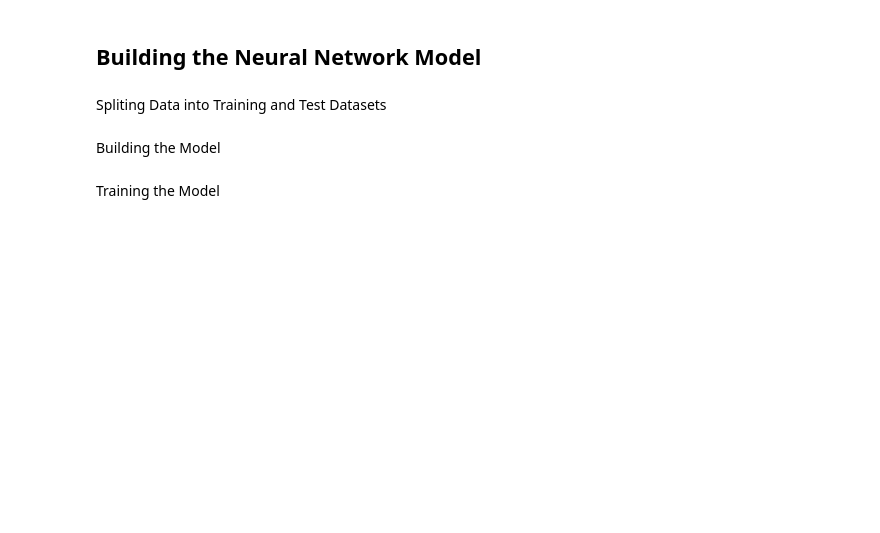
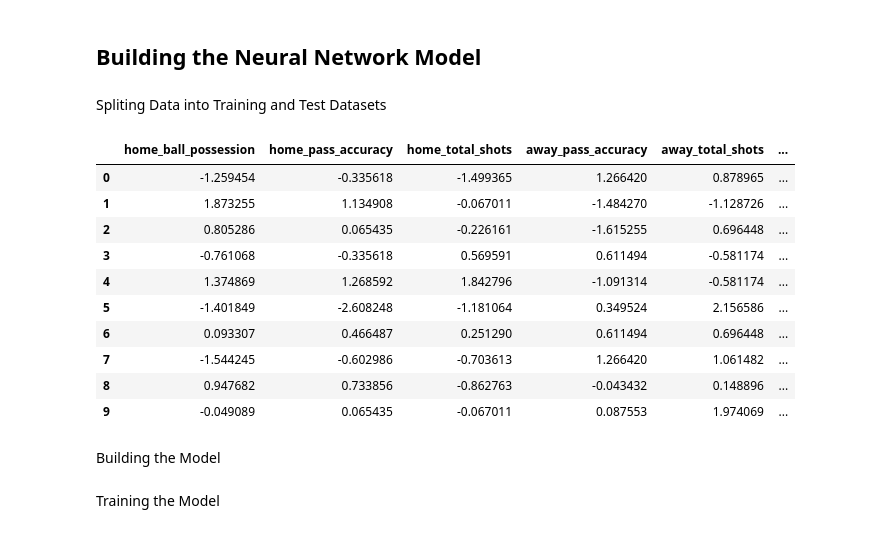
Before and after one commit to rsandu1/MatchOutcomePredictor, a Jupyter notebook: match_predictor.ipynb, the cells around one changed output. Cells and saved outputs as stored; diff of their text form; code cells hidden in the pictures; blank space fills up the shorter version.

```diff
--- a/match_predictor.ipynb
+++ b/match_predictor.ipynb
@@ -148,6 +152,19 @@ Spliting Data into Training and Test Datasets
 # %%
 X = df[numerical_cols]
 X_train, X_test, y_train, y_test = train_test_split(X, y, test_size=0.2, shuffle=False)
+X.head(10)
+# %% [output]
+|  | home_ball_possession | home_pass_accuracy | home_total_shots | away_pass_accuracy | away_total_shots | ... |
+| 0 | -1.259454 | -0.335618 | -1.499365 | 1.266420 | 0.878965 | ... |
+| 1 | 1.873255 | 1.134908 | -0.067011 | -1.484270 | -1.128726 | ... |
+| 2 | 0.805286 | 0.065435 | -0.226161 | -1.615255 | 0.696448 | ... |
+| 3 | -0.761068 | -0.335618 | 0.569591 | 0.611494 | -0.581174 | ... |
+| 4 | 1.374869 | 1.268592 | 1.842796 | -1.091314 | -0.581174 | ... |
+| 5 | -1.401849 | -2.608248 | -1.181064 | 0.349524 | 2.156586 | ... |
+| 6 | 0.093307 | 0.466487 | 0.251290 | 0.611494 | 0.696448 | ... |
+| 7 | -1.544245 | -0.602986 | -0.703613 | 1.266420 | 1.061482 | ... |
+| 8 | 0.947682 | 0.733856 | -0.862763 | -0.043432 | 0.148896 | ... |
+| 9 | -0.049089 | 0.065435 | -0.067011 | 0.087553 | 1.974069 | ... |
 # %% [markdown]
 Building the Model
 # %%
```
Also changed, not shown: parts of 10 cells of this notebook, 6 other files.
